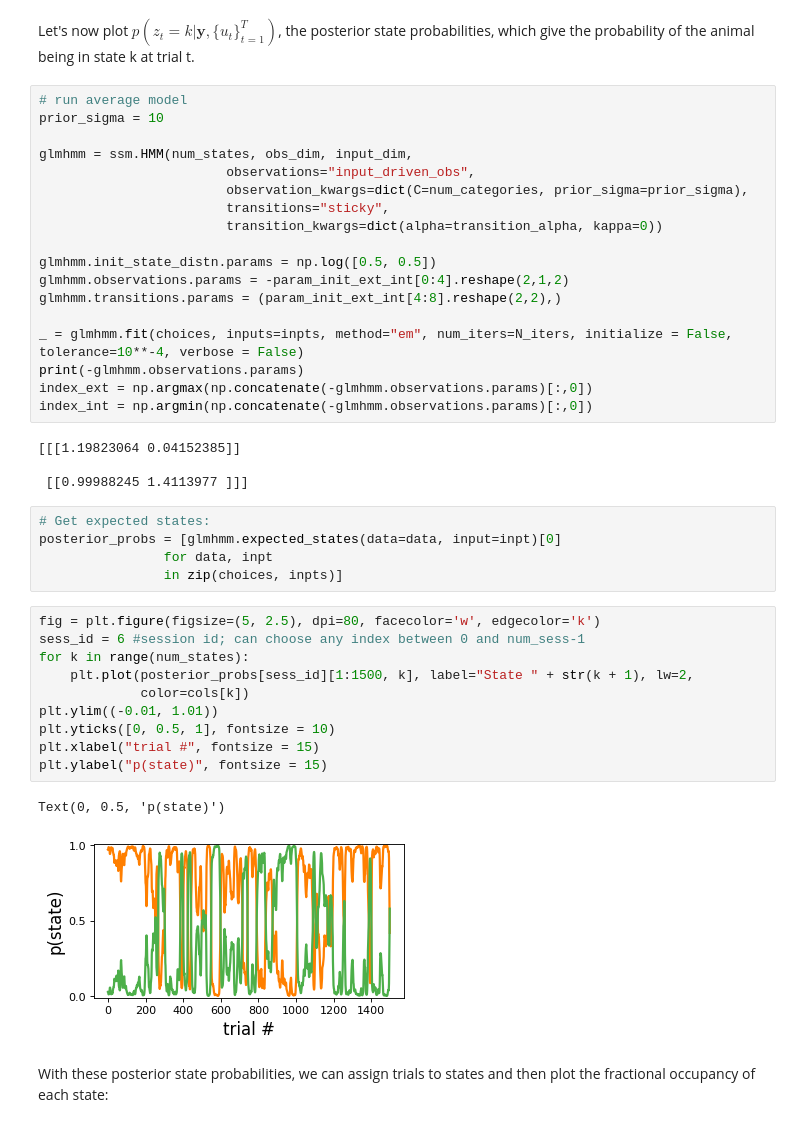
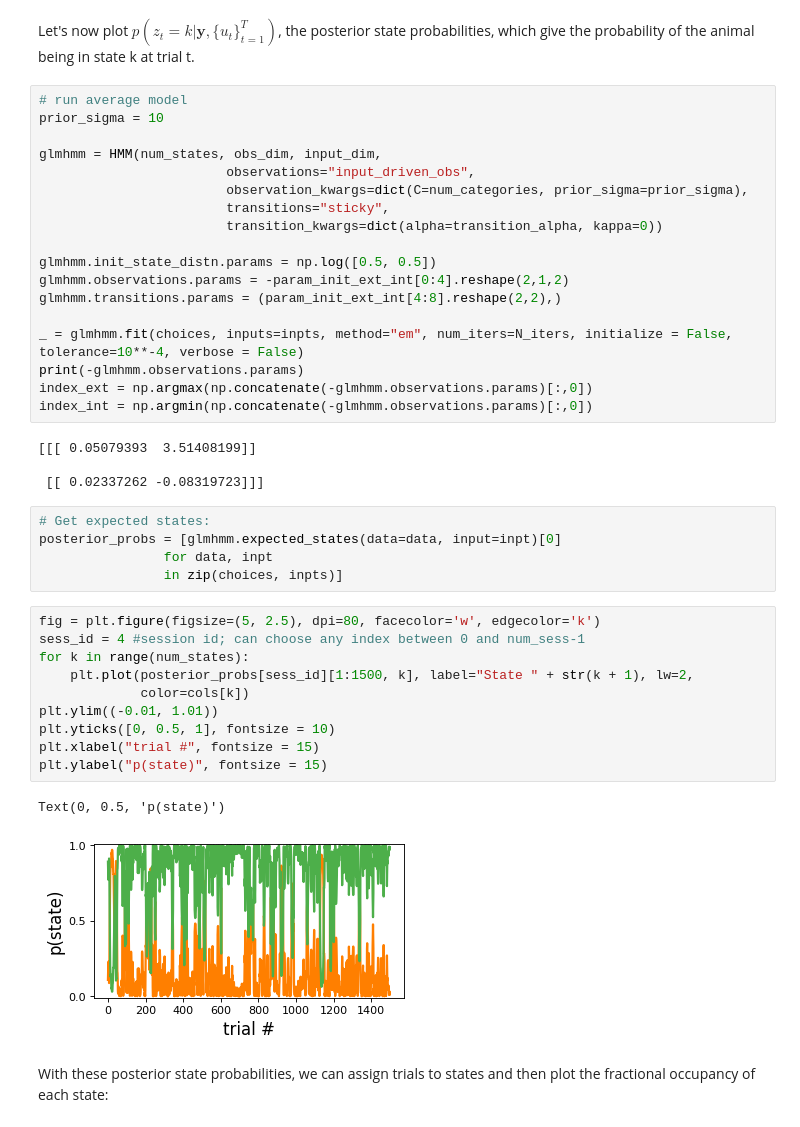
Before and after one commit to cocoltre/Visual-Perception, a Jupyter notebook: GLM_HMM_predictive_templates.ipynb, the cells around one changed output. Drawn from its saved outputs; the diff is of its cells as text.

```diff
--- a/GLM_HMM_predictive_templates.ipynb
+++ b/GLM_HMM_predictive_templates.ipynb
@@ -392,7 +381,7 @@ Let's now plot $p(z_{t} = k|\mathbf{y}, \{u_{t}\}_{t=1}^{T})$, the posterior sta
 # run average model
 prior_sigma = 10
 
-glmhmm = ssm.HMM(num_states, obs_dim, input_dim,
+glmhmm = HMM(num_states, obs_dim, input_dim,
                         observations="input_driven_obs",
                         observation_kwargs=dict(C=num_categories, prior_sigma=prior_sigma),
                         transitions="sticky",
@@ -407,9 +396,9 @@ print(-glmhmm.observations.params)
 index_ext = np.argmax(np.concatenate(-glmhmm.observations.params)[:,0])
 index_int = np.argmin(np.concatenate(-glmhmm.observations.params)[:,0])
 # %% [output]
-[[[1.19823064 0.04152385]]
+[[[ 0.05079393  3.51408199]]
 
- [[0.99988245 1.4113977 ]]]
+ [[ 0.02337262 -0.08319723]]]
 # %%
 # Get expected states:
 posterior_probs = [glmhmm.expected_states(data=data, input=inpt)[0]
@@ -417,17 +406,17 @@ posterior_probs = [glmhmm.expected_states(data=data, input=inpt)[0]
                 in zip(choices, inpts)]
 # %%
 fig = plt.figure(figsize=(5, 2.5), dpi=80, facecolor='w', edgecolor='k')
-sess_id = 6 #session id; can choose any index between 0 and num_sess-1
+sess_id = 4 #session id; can choose any index between 0 and num_sess-1
 for k in range(num_states):
     plt.plot(posterior_probs[sess_id][1:1500, k], label="State " + str(k + 1), lw=2,
              color=cols[k])
 plt.ylim((-0.01, 1.01))
 plt.yticks([0, 0.5, 1], fontsize = 10)
 plt.xlabel("trial #", fontsize = 15)
 plt.ylabel("p(state)", fontsize = 15)
 # %% [output]
 Text(0, 0.5, 'p(state)')
-[figure, old version]
+[figure, new version]
 # %% [markdown]
 With these posterior state probabilities, we can assign trials to states and then plot the fractional occupancy of each state:
 # %%
```
Also changed, not shown: parts of 10 cells of this notebook, 5 other files.
